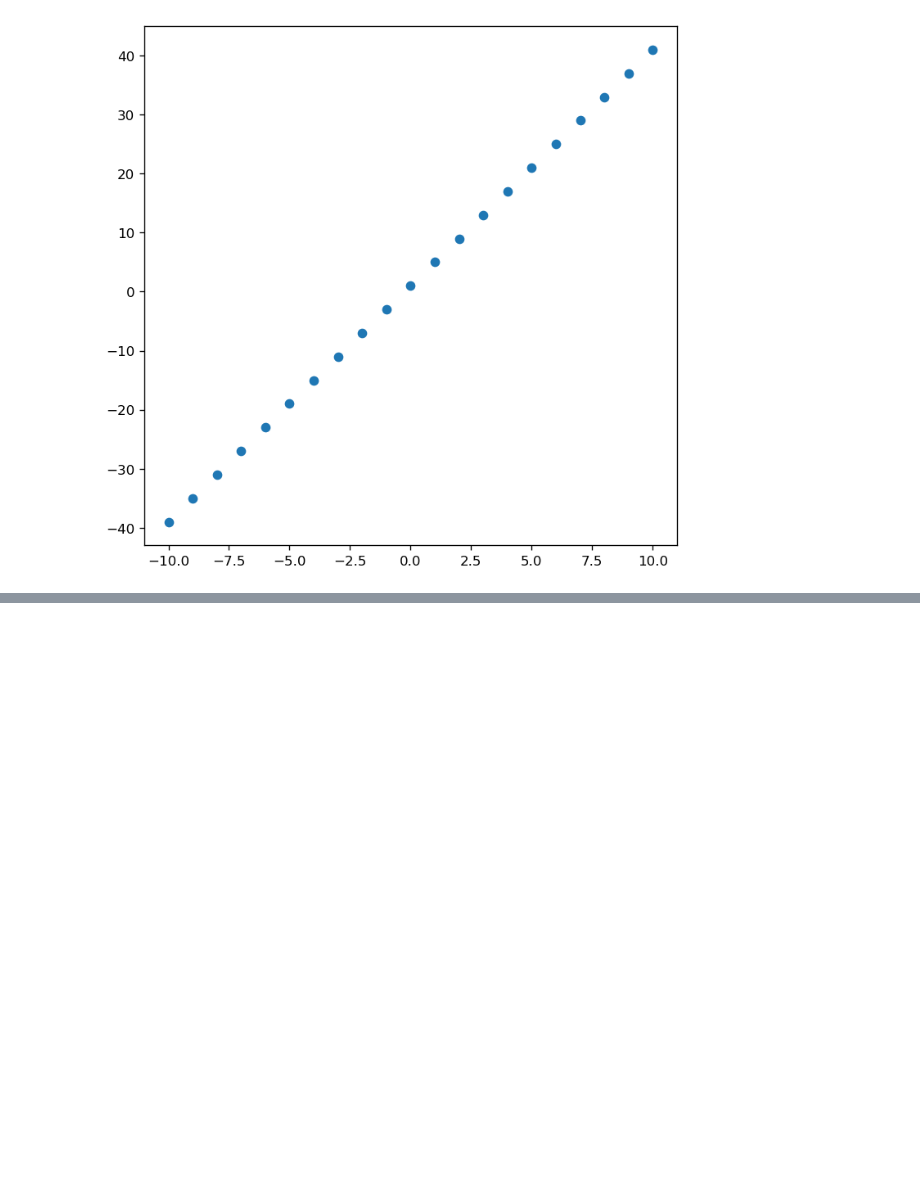
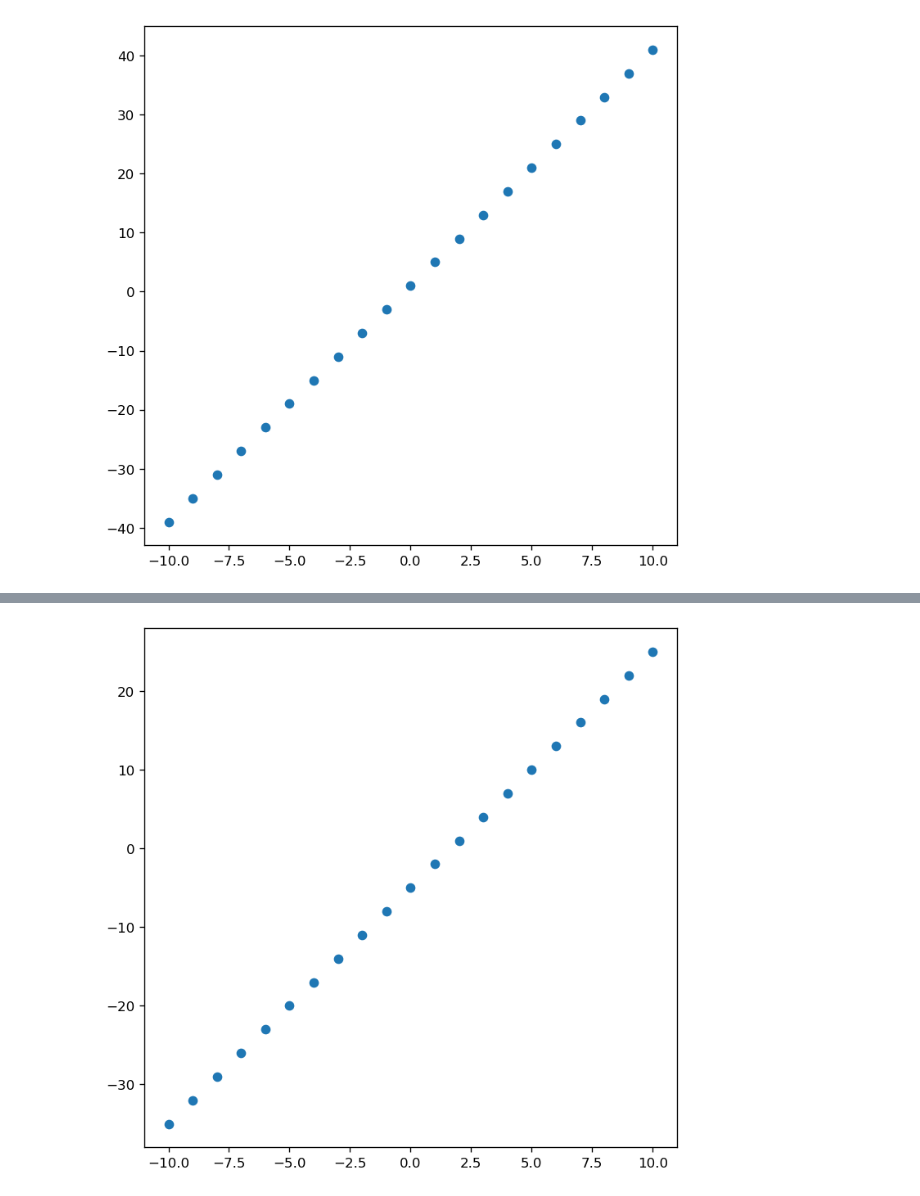
Before and after one commit to kenyihq/math-exercise, a Jupyter notebook: exercise.ipynb, the cells around one changed output, grey strips where cells are left out. Cells and saved outputs as stored; diff of their text form; code cells hidden in the pictures; blank space fills up the shorter version.

```diff
--- a/exercise.ipynb
+++ b/exercise.ipynb
@@ -42,0 +45,7 @@ fig.show()
+# %%
+# Ya tenemos declarado la variable independiente X,
+y = 3*(x) - 5
+
+# Tabulacion
+
+pd.DataFrame(x,y)
@@ -42,0 +70,7 @@ fig.show()
+# %%
+# Graficamos
+fig, ax = plt.subplots(1,1, figsize=(7,7), dpi=120)
+ax.scatter(x,y)
+fig.show()
+# %% [output]
+[figure, added]
```
Also changed, not shown: parts of 2 cells of this notebook.
